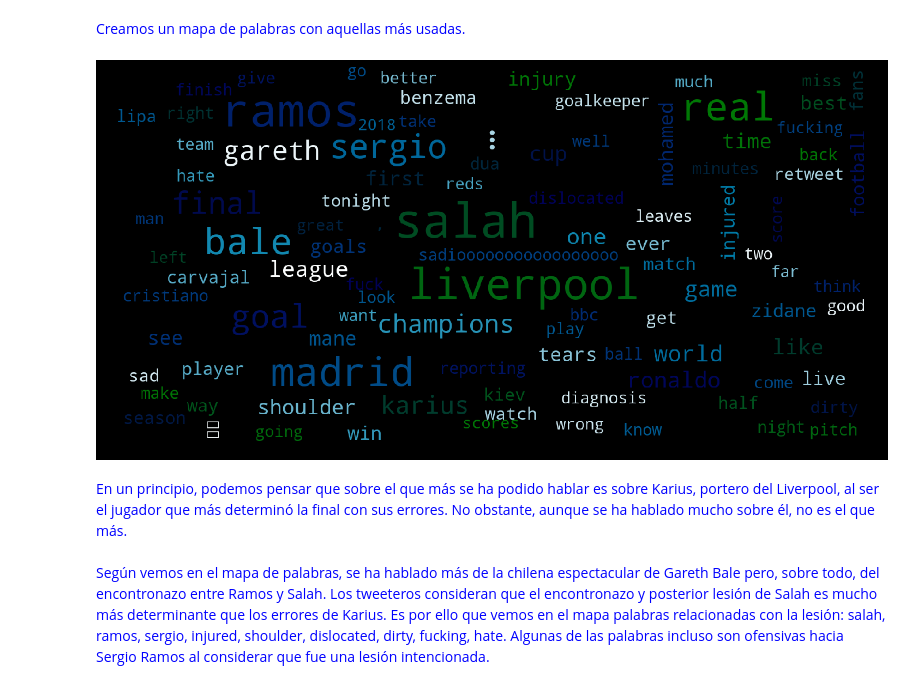
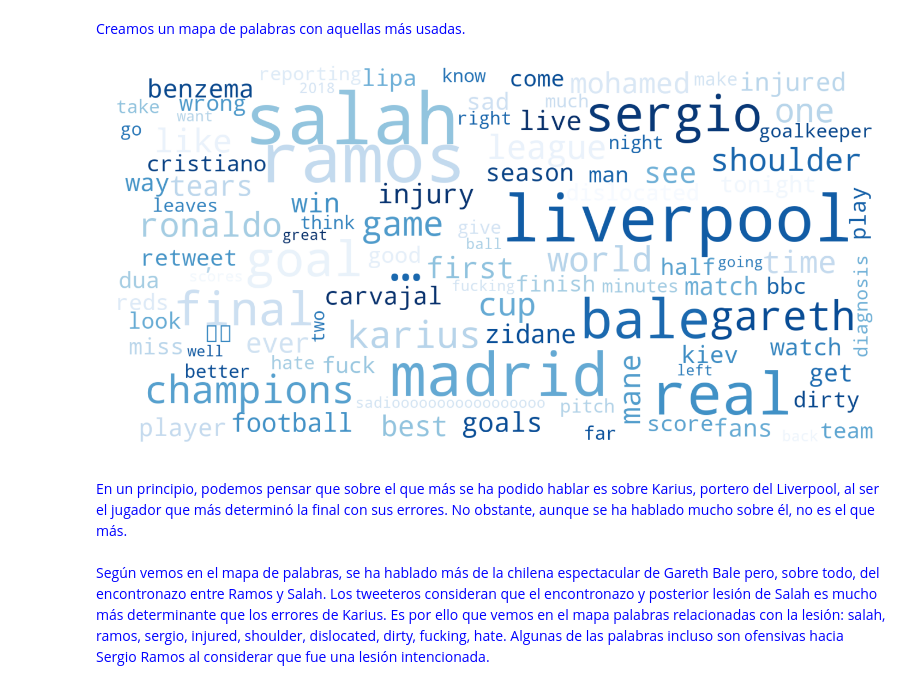
Before and after one commit to gdelasheras/Analisis-tweets-UCL-Final-2018-Real-Madrid-vs-Liverpool, a Jupyter notebook: Notebooks/PROY-NB03-TWEETS.ipynb, the cells around one changed output. Drawn from its saved outputs; the diff is of its cells as text; code cells hidden in the pictures.

```diff
--- a/Notebooks/PROY-NB03-TWEETS.ipynb
+++ b/Notebooks/PROY-NB03-TWEETS.ipynb
@@ -52,26 +57,29 @@ Hay 330323 registros
 # %%
 palabras = []
 for line in Datos["tokens"] :
     palabras.extend(line)
 
-# create a word frequency dictionary
+# Contamos las palabras.
 frecuenciaPalabras = Counter(palabras)
-# draw a Word Cloud with word frequencies
+
+# Creamos el mapa de palabras.
 wordcloud = WordCloud(width=1600,
                       height=800,
                       max_words=100,
-                      max_font_size=100,
+                      background_color="white",
+                      max_font_size=150,
                       relative_scaling=0.5,
-                      colormap="ocean",
+                      colormap=matplotlib.cm.Blues_r,
                       normalize_plurals=True).generate_from_frequencies(frecuenciaPalabras)
 
-plt.figure( figsize=(20,10), facecolor='k')
-plt.imshow(wordcloud)
+# Mostramos el mapa de palabras.
+plt.figure(figsize=(20,10))
+plt.imshow(wordcloud, interpolation="bilinear")
 plt.axis("off")
 plt.tight_layout(pad=0)
 plt.show()
 # %% [output]
-[figure, old version]
+[figure, new version]
 # %% [markdown]
 <font color="blue">En un principio, podemos pensar que sobre el que más se ha podido hablar es sobre Karius, portero del Liverpool, al ser el jugador que más determinó la final con sus errores. No obstante, aunque se ha hablado mucho sobre él, no es el que más.
     <br><br>
```
Also changed, not shown: parts of 17 cells of this notebook, 2 other files.
